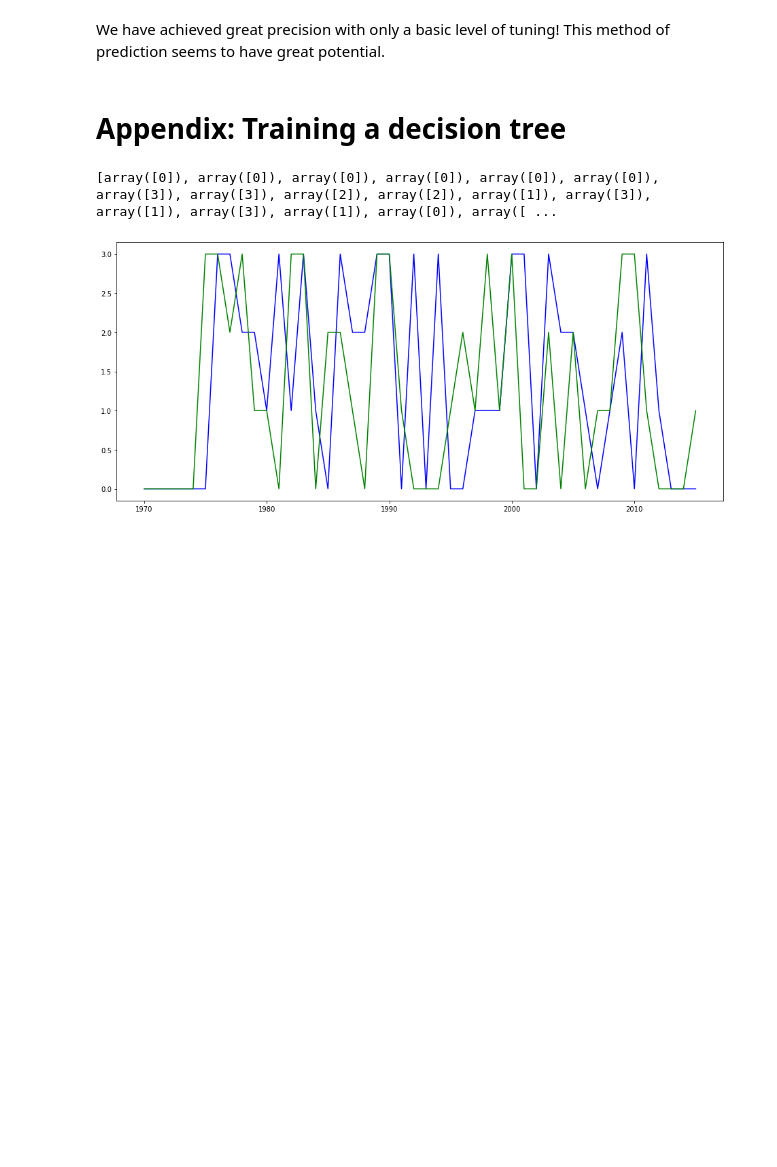
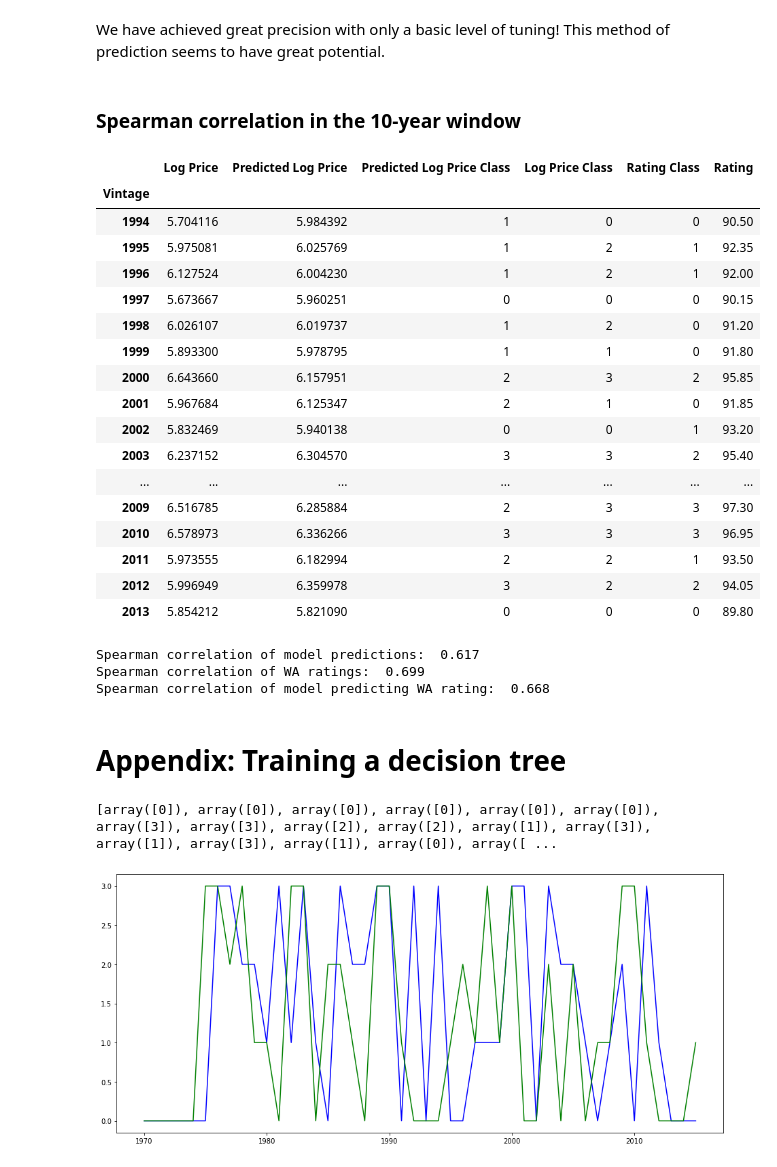
Before and after one commit to RoucherA/GrandCruClassifier, a Jupyter notebook: predictive models.ipynb, the cells around one changed output. Cells and saved outputs as stored; diff of their text form; code cells hidden in the pictures; blank space fills up the shorter version.

```diff
--- a/predictive models.ipynb
+++ b/predictive models.ipynb
@@ -304,5 +368,38 @@ Accuracy of model predicting RP rating:  0.72
 # %% [markdown]
 We have achieved great precision with only a basic level of tuning! This method of prediction seems to have great potential.
+# %% [markdown]
+### Spearman correlation in the 10-year window
+# %%
+from scipy.stats import spearmanr
+
+y_rp = y_rp.loc[1994:2013,:]
+y_rp['Rating'] = ratings['Rating - Avg']
+display(y_rp)
+print('Spearman correlation of model predictions: ',spearmanr(y_rp['Predicted Log Price'], y_rp['Log Price'])[0].round(3))
+print("Spearman correlation of WA ratings: ",spearmanr(y_rp['Rating'], y_rp['Log Price'])[0].round(3))
+print('Spearman correlation of model predicting WA rating: ',spearmanr(y_rp['Predicted Log Price'], y_rp['Rating'])[0].round(3))
+# %% [output]
+|  | Log Price | Predicted Log Price | Predicted Log Price Class | Log Price Class | Rating Class | Rating |
+| Vintage |  |  |  |  |  |  |
+| 1994 | 5.704116 | 5.984392 | 1 | 0 | 0 | 90.50 |
+| 1995 | 5.975081 | 6.025769 | 1 | 2 | 1 | 92.35 |
+| 1996 | 6.127524 | 6.004230 | 1 | 2 | 1 | 92.00 |
+| 1997 | 5.673667 | 5.960251 | 0 | 0 | 0 | 90.15 |
+| 1998 | 6.026107 | 6.019737 | 1 | 2 | 0 | 91.20 |
+| 1999 | 5.893300 | 5.978795 | 1 | 1 | 0 | 91.80 |
+| 2000 | 6.643660 | 6.157951 | 2 | 3 | 2 | 95.85 |
+| 2001 | 5.967684 | 6.125347 | 2 | 1 | 0 | 91.85 |
+| 2002 | 5.832469 | 5.940138 | 0 | 0 | 1 | 93.20 |
+| 2003 | 6.237152 | 6.304570 | 3 | 3 | 2 | 95.40 |
+| ... | ... | ... | ... | ... | ... | ... |
+| 2009 | 6.516785 | 6.285884 | 2 | 3 | 3 | 97.30 |
+| 2010 | 6.578973 | 6.336266 | 3 | 3 | 3 | 96.95 |
+| 2011 | 5.973555 | 6.182994 | 2 | 2 | 1 | 93.50 |
+| 2012 | 5.996949 | 6.359978 | 3 | 2 | 2 | 94.05 |
+| 2013 | 5.854212 | 5.821090 | 0 | 0 | 0 | 89.80 |
+Spearman correlation of model predictions:  0.617
+Spearman correlation of WA ratings:  0.699
+Spearman correlation of model predicting WA rating:  0.668
 # %% [markdown]
 # Appendix: Training a decision tree
 # %%
```
Also changed, not shown: parts of 11 cells of this notebook, 3 other files.
